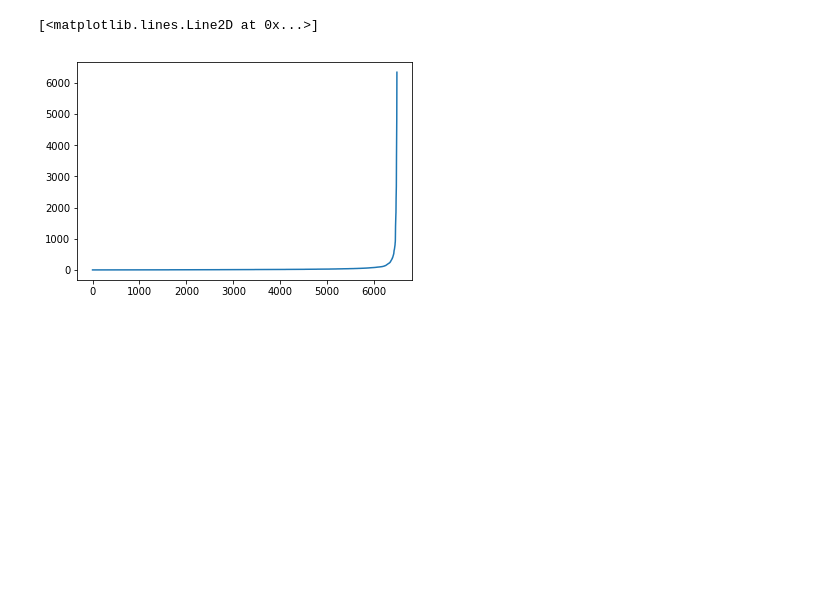
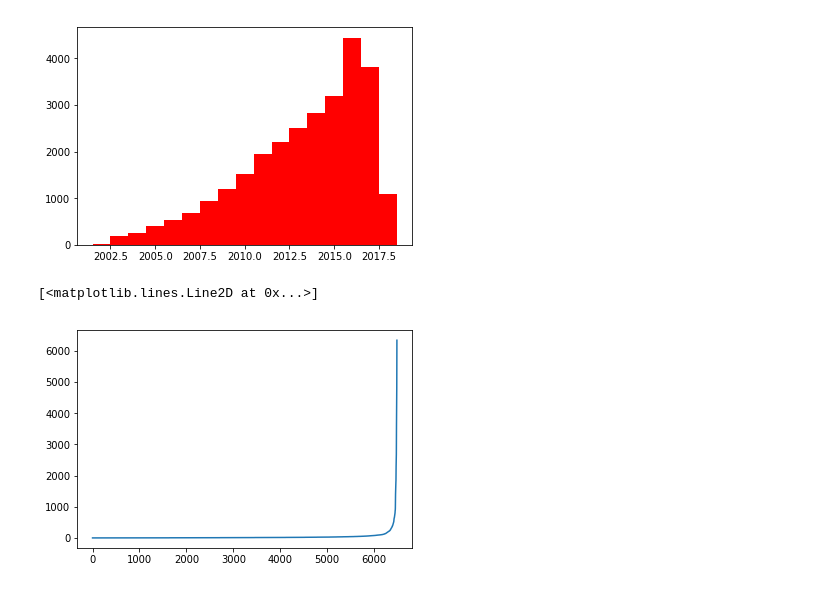
Before and after one commit to mila-iqia/gene-graph-conv, a Jupyter notebook: stats/geo-stats.ipynb, the cells around one changed output. Saved outputs shown, nothing was run; the diff lists cells and outputs as text; code cells hidden in the pictures; blank space fills up the shorter version.

```diff
--- a/stats/geo-stats.ipynb
+++ b/stats/geo-stats.ipynb
@@ -7,0 +16,3 @@ d = pd.read_csv("geo/hts-geo-series-human.csv")
+# %%
+d = d[d["Year"] > 2001]
+d = d[d["Year"] < 2018]
@@ -7,0 +127,2 @@ d = pd.read_csv("geo/hts-geo-series-human.csv")
+# %%
+stats = d.groupby(d["Release Date"].dt.year)["Sample Count"].count()
@@ -8,3 +135,7 @@ d = pd.read_csv("geo/hts-geo-series-human.csv")
+# %%
+rects2 = plt.bar(stats.index, stats.as_matrix(), 1, color='red')
+# %% [output]
+[figure, added]
 # %%
 #d = d[d.applymap(np.isscalar)["Sample Count"]]
 # %%
```
Also changed, not shown: parts of 20 cells of this notebook.
